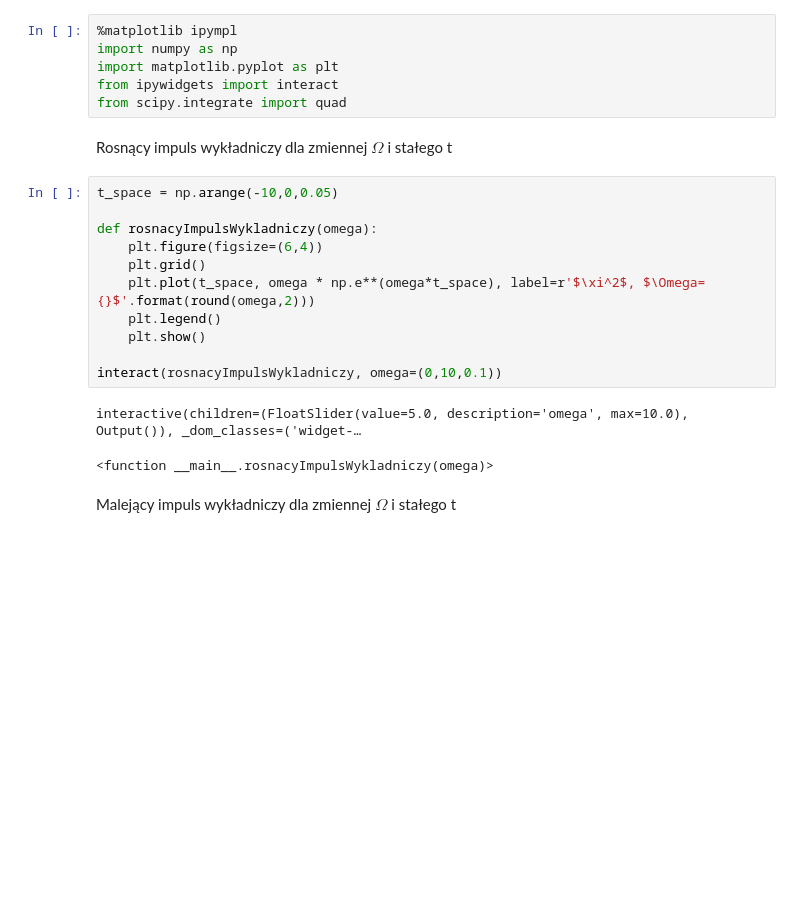
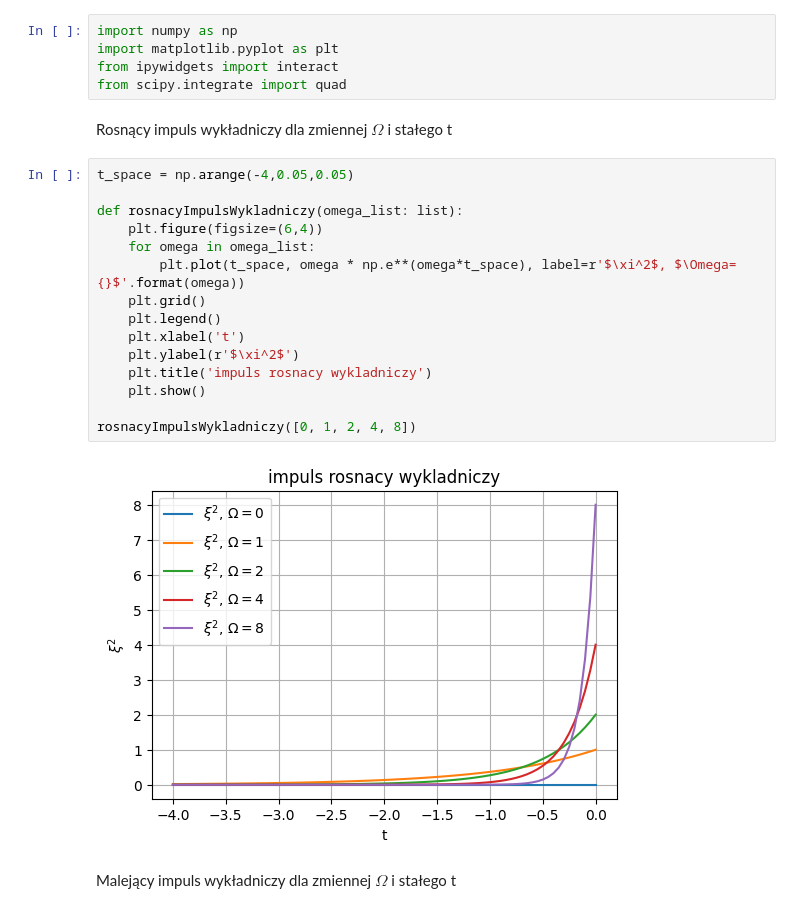
Before and after one commit to Kubabob/pracownia_rotacyjna, a Jupyter notebook: impulsy.ipynb, the cells around one changed output. Saved outputs shown, nothing was run; the diff lists cells and outputs as text; blank space fills up the shorter version.

```diff
--- a/impulsy.ipynb
+++ b/impulsy.ipynb
@@ -1,5 +1,4 @@
 # %%
-%matplotlib ipympl
 import numpy as np
 import matplotlib.pyplot as plt
 from ipywidgets import interact
@@ -7,19 +6,22 @@ from scipy.integrate import quad
 # %% [markdown]
 Rosnący impuls wykładniczy dla zmiennej $\Omega$ i stałego t
 # %%
-t_space = np.arange(-10,0,0.05)
+t_space = np.arange(-4,0.05,0.05)
 
-def rosnacyImpulsWykladniczy(omega):
+def rosnacyImpulsWykladniczy(omega_list: list):
     plt.figure(figsize=(6,4))
+    for omega in omega_list:
+        plt.plot(t_space, omega * np.e**(omega*t_space), label=r'$\xi^2$, $\Omega={}$'.format(omega))
     plt.grid()
-    plt.plot(t_space, omega * np.e**(omega*t_space), label=r'$\xi^2$, $\Omega={}$'.format(round(omega,2)))
     plt.legend()
+    plt.xlabel('t')
+    plt.ylabel(r'$\xi^2$')
+    plt.title('impuls rosnacy wykladniczy')
     plt.show()
 
-interact(rosnacyImpulsWykladniczy, omega=(0,10,0.1))
+rosnacyImpulsWykladniczy([0, 1, 2, 4, 8])
 # %% [output]
-interactive(children=(FloatSlider(value=5.0, description='omega', max=10.0), Output()), _dom_classes=('widget-…
-<function __main__.rosnacyImpulsWykladniczy(omega)>
+[figure, added]
 # %% [markdown]
 Malejący impuls wykładniczy dla zmiennej $\Omega$ i stałego t
 # %%
```
Also changed, not shown: parts of 11 cells of this notebook.
